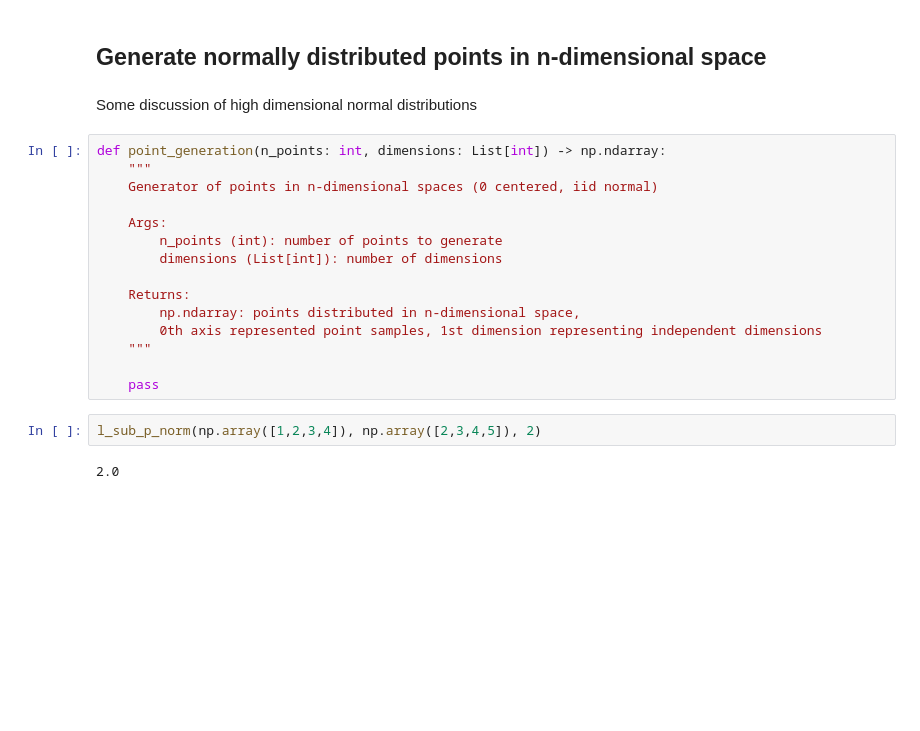
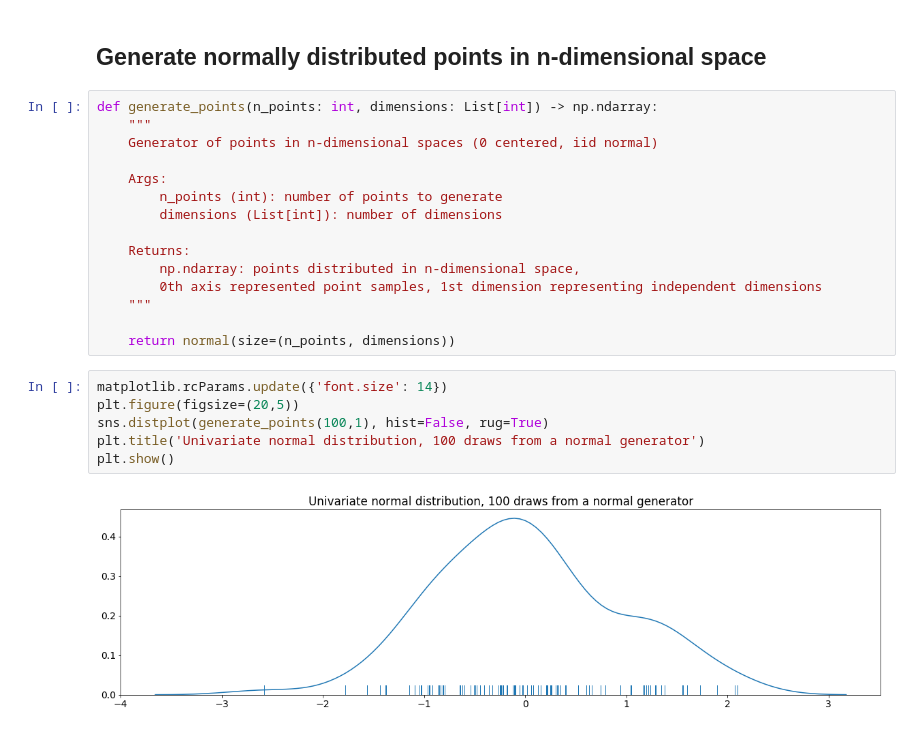
Before and after one commit to peterbbryan/HighDimensionalDistance, a Jupyter notebook: HighDimensionalDistance.ipynb, the cells around one changed output. Drawn from its saved outputs; the diff is of its cells as text; blank space fills up the shorter version.

```diff
--- a/HighDimensionalDistance.ipynb
+++ b/HighDimensionalDistance.ipynb
@@ -49,10 +53,8 @@ def l_sub_p_norm(p1: np.ndarray, p2: np.ndarray, norm_p: int = 2) -> float:
     return inverse_power
 # %% [markdown]
 ## Generate normally distributed points in n-dimensional space
-# %% [markdown]
-Some discussion of high dimensional normal distributions
 # %%
-def point_generation(n_points: int, dimensions: List[int]) -> np.ndarray:
+def generate_points(n_points: int, dimensions: List[int]) -> np.ndarray:
     """
     Generator of points in n-dimensional spaces (0 centered, iid normal)
 
@@ -65,8 +67,12 @@ def point_generation(n_points: int, dimensions: List[int]) -> np.ndarray:
         0th axis represented point samples, 1st dimension representing independent dimensions
     """
 
-    pass
+    return normal(size=(n_points, dimensions))
-# %%
-l_sub_p_norm(np.array([1,2,3,4]), np.array([2,3,4,5]), 2)
-# %% [output]
-2.0
+# %%
+matplotlib.rcParams.update({'font.size': 14})
+plt.figure(figsize=(20,5))
+sns.distplot(generate_points(100,1), hist=False, rug=True)
+plt.title('Univariate normal distribution, 100 draws from a normal generator')
+plt.show()
+# %% [output]
+[figure, added]
```
Also changed, not shown: parts of 8 cells of this notebook.
